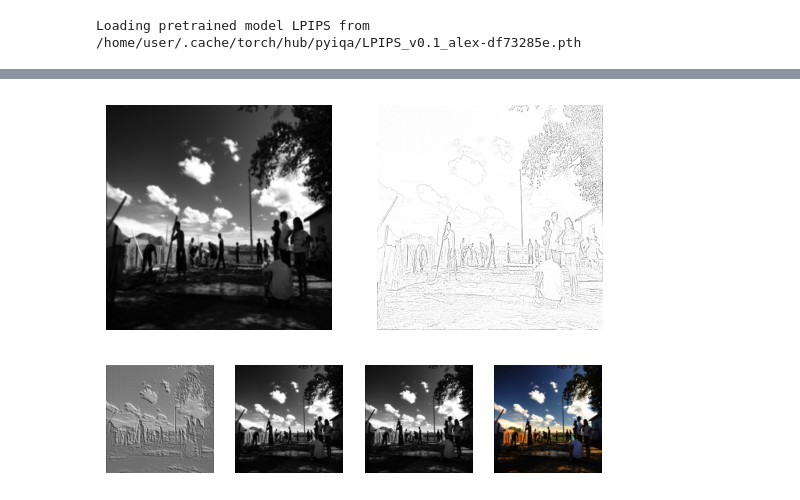
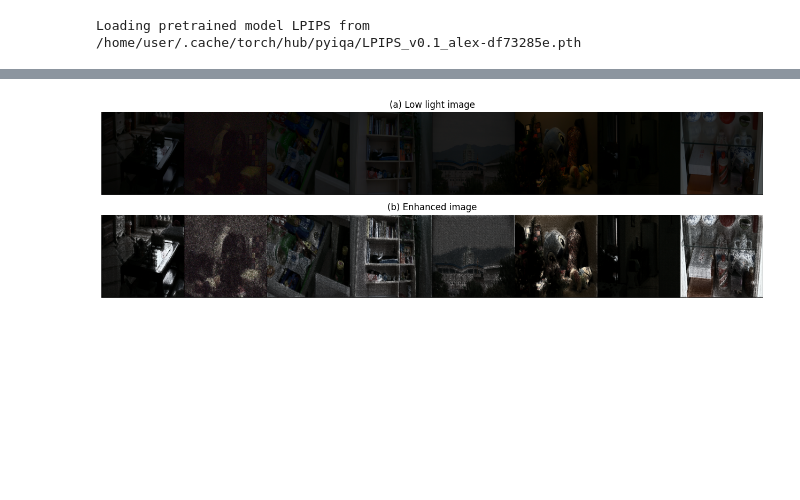
Before and after one commit to Chigo55/HomorphicConvolution, a Jupyter notebook: image.ipynb, the cells around one changed output, grey strips where cells are left out. Cells and saved outputs as stored; diff of their text form; code cells hidden in the pictures; blank space fills up the shorter version.

```diff
--- a/image.ipynb
+++ b/image.ipynb
@@ -9,0 +29,3 @@ from engine import *
+# %%
+g = torch.Generator()
+g.manual_seed(42)
@@ -27,7 +51,7 @@ def get_hparams():
         "decay": 1e-8,
         "epochs": 100,
         "patience": 30,
-        "batch_size": 16,
+        "batch_size": 8,
         "seed": random.randint(a=0, b=10000),
 
         # 데이터 경로
@@ -57,14 +82,17 @@ TPU available: False, using: 0 TPU cores
 HPU available: False, using: 0 HPUs
 # %%
 transform = DataTransform(image_size=512)
-dataset = CustomDataset(path="data/3_bench/DICMdataset", transform=transform)
+dataset = CustomDataset(
+    path="data/1_train/2_LOLv2dataset", transform=transform)
 loader = DataLoader(
     dataset=dataset,
-    batch_size=1,
+    batch_size=hparams["batch_size"],
     shuffle=True,
     num_workers=int(os.cpu_count() * 0.9),
     persistent_workers=True,
-    pin_memory=True
+    pin_memory=True,
+    worker_init_fn=seed_worker,
+    generator=g
 )
 
 d_b = next(iter(loader))
@@ -120,30 +155,22 @@ plt.show()
-# %%
-plt.subplot(1, 2, 1)
-plt.imshow(xi, 'gray')
-plt.axis(False)
-
-plt.subplot(1, 2, 2)
-plt.imshow(xd, 'gray')
-plt.axis(False)
-plt.show()
-# %% [output]
-[figure, removed]
-# %%
-plt.subplot(1, 4, 1)
-plt.imshow(oi, 'gray')
-plt.axis(False)
-
-plt.subplot(1, 4, 2)
-plt.imshow(ni, 'gray')
-plt.axis(False)
-
-plt.subplot(1, 4, 3)
-plt.imshow(ny, 'gray')
-plt.axis(False)
-
-plt.subplot(1, 4, 4)
-plt.imshow(eh)
-plt.axis(False)
-plt.show()
-# %% [output]
-[figure, removed]
+# %%
+grid_img = make_grid(tensor=d_b, nrow=8)
+np_img = grid_img.permute(1, 2, 0).cpu().numpy()
+
+grid_img2 = make_grid(tensor=eh_b, nrow=8)
+np_img2 = grid_img2.permute(1, 2, 0).cpu().numpy()
+# %%
+plt.figure(figsize=(16, 4))
+plt.subplot(2, 1, 1)
+plt.title(label="(a) Low light image")
+plt.imshow(X=np_img)
+plt.axis(False)
+
+plt.subplot(2, 1, 2)
+plt.title(label="(b) Enhanced image")
+plt.imshow(X=np_img2)
+plt.axis(False)
+
+plt.tight_layout()  # 서브플롯 간의 간격을 적절하게 맞춰줌
+plt.show()
+# %% [output]
+[figure, added]
```
Also changed, not shown: parts of 9 cells of this notebook, 8 other files.
